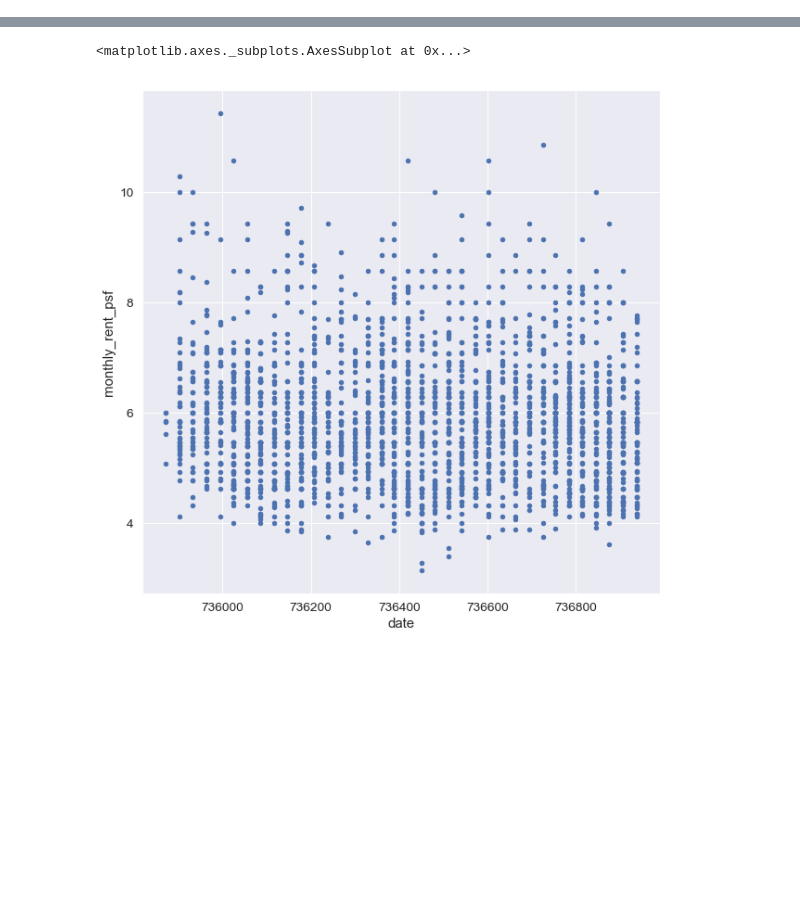
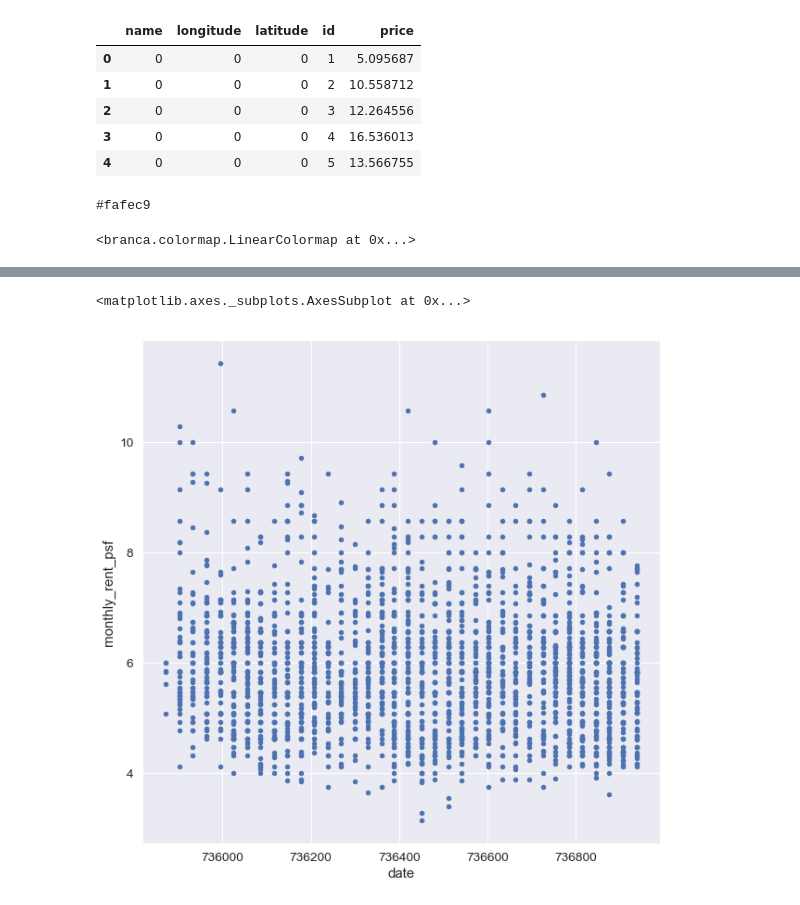
Before and after one commit to KennySoh/Property-Rental-Singapore-Datascience, a Jupyter notebook: Cds Project.ipynb, the cells around one changed output, grey strips where cells are left out. Drawn from its saved outputs; the diff is of its cells as text; code cells hidden in the pictures; blank space fills up the shorter version.

```diff
--- a/Cds Project.ipynb
+++ b/Cds Project.ipynb
@@ -232,0 +526,24 @@ sns.jointplot(x=train['lat'], y=train['long'], kind='kde')
+# %%
+#For 2 Bedrooms Average Price Psf
+br2_psf = os.path.join('data', 'bedroom_2_psf.csv')
+br2_psf_file = pd.read_csv(br2_psf)
+
+br2_psf_file.head(5)
+# %% [output]
+|  | name | longitude | latitude | id | price |
+| 0 | 0 | 0 | 0 | 1 | 5.095687 |
+| 1 | 0 | 0 | 0 | 2 | 10.558712 |
+| 2 | 0 | 0 | 0 | 3 | 12.264556 |
+| 3 | 0 | 0 | 0 | 4 | 16.536013 |
+| 4 | 0 | 0 | 0 | 5 | 13.566755 |
+# %%
+colormap2_psf = linear.YlGn_09.scale(
+    br2_psf_file.price.min(),
+    br2_psf_file.price.max())
+
+print(colormap2_psf(75))
+
+colormap2_psf
+# %% [output]
+#fafec9
+<branca.colormap.LinearColormap at 0x...>
```
Also changed, not shown: parts of 36 cells of this notebook, 11 other files.
